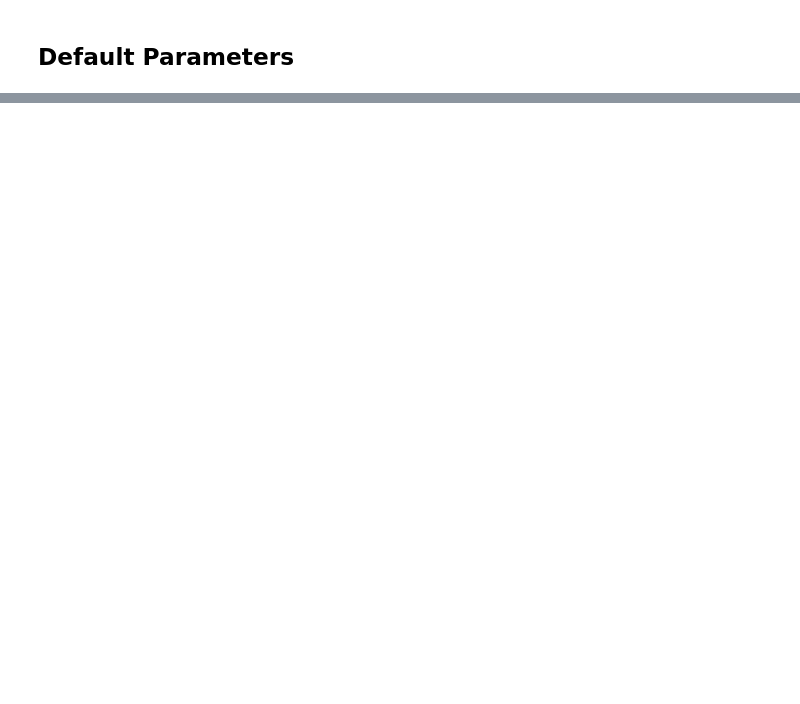
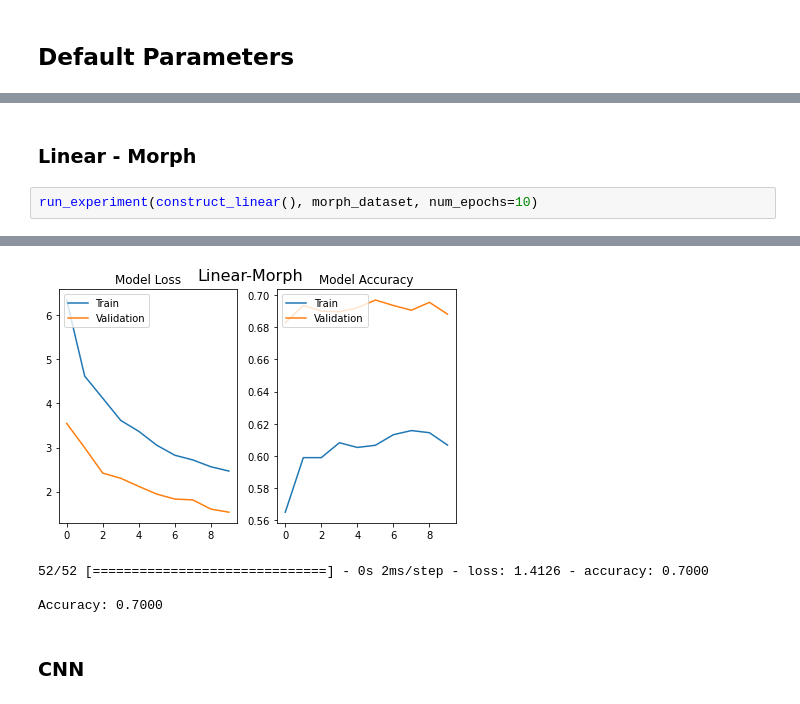
Before and after one commit to omilab/Neural-Sentiment-Analyzer-for-Modern-Hebrew, a Jupyter notebook: char-based.ipynb, the cells around one changed output, grey strips where cells are left out. Drawn from its saved outputs; the diff is of its cells as text; blank space fills up the shorter version.

```diff
--- a/char-based.ipynb
+++ b/char-based.ipynb
@@ -721,0 +185,5 @@ Accurancy: 0.745
+# %% [markdown]
+### Linear - Morph
+# %%
+run_experiment(construct_linear(), morph_dataset, num_epochs=10)
+# %% [output]
@@ -721,0 +210,6 @@ Accurancy: 0.745
+[figure, added]
+52/52 [==============================] - 0s 2ms/step - loss: 1.4126 - accuracy: 0.7000
+
+Accuracy: 0.7000
+# %% [markdown]
+### CNN
```
Also changed, not shown: parts of 56 cells of this notebook, 1 other file.
